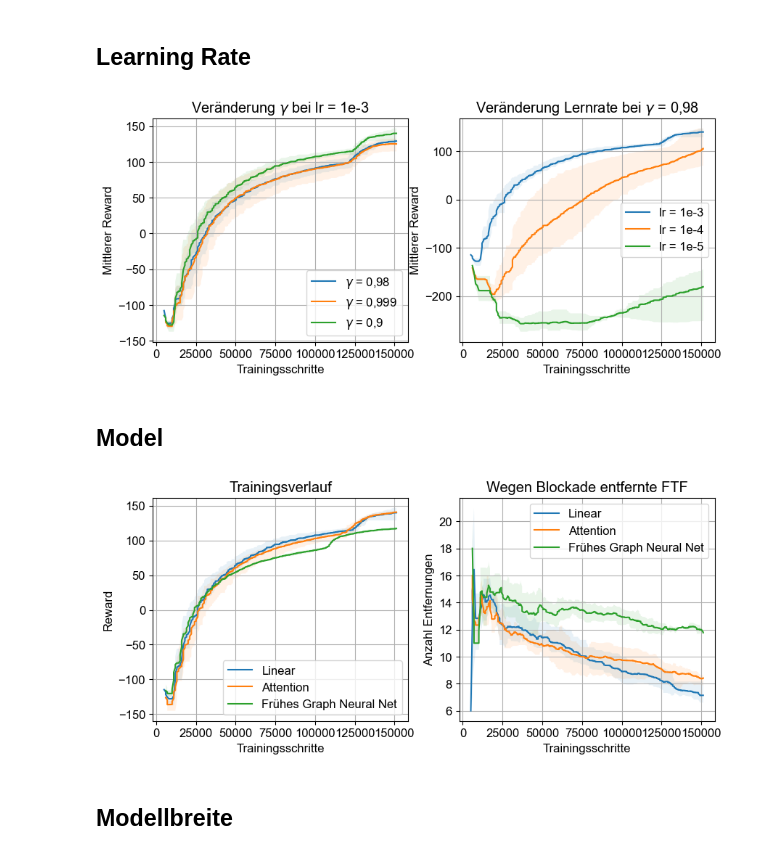
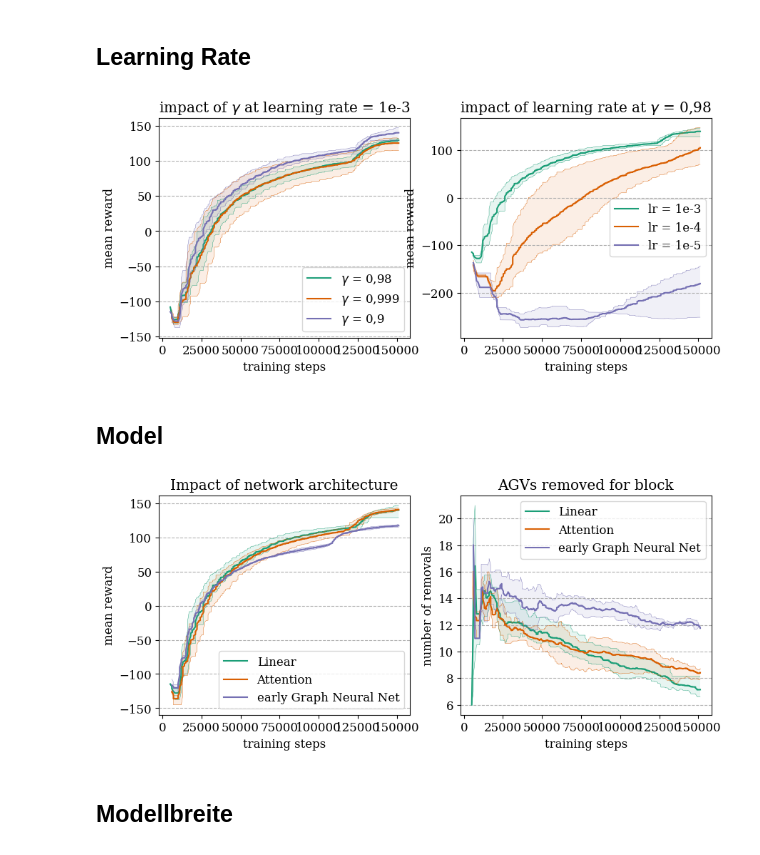
Before and after one commit to tobihoernchen/thesis, a Jupyter notebook: exploration/MiniMatrix/evaluation.ipynb, the cells around one changed output. Drawn from its saved outputs; the diff is of its cells as text; code cells hidden in the pictures.

```diff
--- a/exploration/MiniMatrix/evaluation.ipynb
+++ b/exploration/MiniMatrix/evaluation.ipynb
@@ -9,6 +9,11 @@ import json
 plt.rcParams["font.family"] = "arial"
 plt.rc('font', size=12)
 cm = 1/2.54
+
+import matplotlib
+plt.rc('font', family='serif')
+from cycler import cycler
+plt.rcParams['axes.prop_cycle'] = cycler('color', plt.get_cmap('Dark2').colors)
 # %% [markdown]
 ## Simulation Kurvendurchfahrt
 # %%
@@ -118,12 +123,14 @@ def plot(dfs, labels, x_label, y_label, ax_ = None, reduce_ticks = False, no_leg
     else:
         ax = ax_
     for df, label in zip(dfs, labels):
-        ax.plot(df.index, df["value"], label=label)
+        master = ax.plot(df.index, df["value"], label=label, linewidth = 1.5)
         if "min" in df.columns:
-            ax.fill_between(df.index, df["min"], df["max"], alpha=.1, linewidth=0)
+            ax.plot(df.index, df["min"], linewidth = .3, c = master[0].get_c())
+            ax.plot(df.index, df["max"], linewidth = .3, c = master[0].get_c())
+            ax.fill_between(df.index, df["min"], df["max"], alpha=.1)
     if not no_legend:
         ax.legend(**legend_args)
-    ax.grid()
+    ax.yaxis.grid(True, linestyle = "--")
     ax.set_xlabel(x_label)
     ax.set_ylabel(y_label)
     if reduce_ticks:
@@ -173,11 +180,11 @@ results_4 = mean_min_max(import_data(path, "04_lr_e4", 'ray/tune/episode_reward_
 results_5 = mean_min_max(import_data(path, "04_lr_e5", 'ray/tune/episode_reward_mean'))
 # %%
 fig, axs = plt.subplots(1,2, figsize = (10,4))
-axs[0].set_title("Veränderung $\gamma$ bei lr = 1e-3")
-plot([results_098, results_0999, results_09], ["$\gamma$ = 0,98", "$\gamma$ = 0,999", "$\gamma$ = 0,9"], "Trainingsschritte", "Mittlerer Reward", axs[0])
-axs[1].set_title("Veränderung Lernrate bei $\gamma$ = 0,98")
-plot([results_3, results_4, results_5], ["lr = 1e-3", "lr = 1e-4", "lr = 1e-5"], "Trainingsschritte", "Mittlerer Reward", axs[1])
+axs[0].set_title("impact of $\gamma$ at learning rate = 1e-3")
+plot([results_098, results_0999, results_09], ["$\gamma$ = 0,98", "$\gamma$ = 0,999", "$\gamma$ = 0,9"], "training steps", "mean reward", axs[0])
+axs[1].set_title("impact of learning rate at $\gamma$ = 0,98")
+plot([results_3, results_4, results_5], ["lr = 1e-3", "lr = 1e-4", "lr = 1e-5"], "training steps", "mean reward", axs[1])
 # %% [output]
-[figure, old version]
+[figure, new version]
 # %%
 fig.tight_layout()
@@ -191,11 +198,11 @@ results_attn = mean_min_max(import_data(path, "05_model_attn", tags))
 results_gnn = mean_min_max(import_data(path, "05_model_gnn", tags, exclude = ["09-34"]))
 # %%
 fig, axs = plt.subplots(1,2, figsize = (10,4))
-axs[0].set_title("Trainingsverlauf")
-plot([results_lin[tags[0]], results_attn[tags[0]], results_gnn[tags[0]]], ["Linear", "Attention", "Frühes Graph Neural Net"], "Trainingsschritte", "Reward", axs[0])
-axs[1].set_title("Wegen Blockade entfernte FTF")
-plot([results_lin[tags[1]], results_attn[tags[1]], results_gnn[tags[1]]], ["Linear", "Attention", "Frühes Graph Neural Net"], "Trainingsschritte", "Anzahl Entfernungen", axs[1])
+axs[0].set_title("Impact of network architecture")
+plot([results_lin[tags[0]], results_attn[tags[0]], results_gnn[tags[0]]], ["Linear", "Attention", "early Graph Neural Net"], "training steps", "mean reward", axs[0])
+axs[1].set_title("AGVs removed for block")
+plot([results_lin[tags[1]], results_attn[tags[1]], results_gnn[tags[1]]], ["Linear", "Attention", "early Graph Neural Net"], "training steps", "number of removals", axs[1])
 # %% [output]
-[figure, old version]
+[figure, new version]
 # %%
 fig.tight_layout()
```
Also changed, not shown: parts of 42 cells of this notebook, 23 other files.
